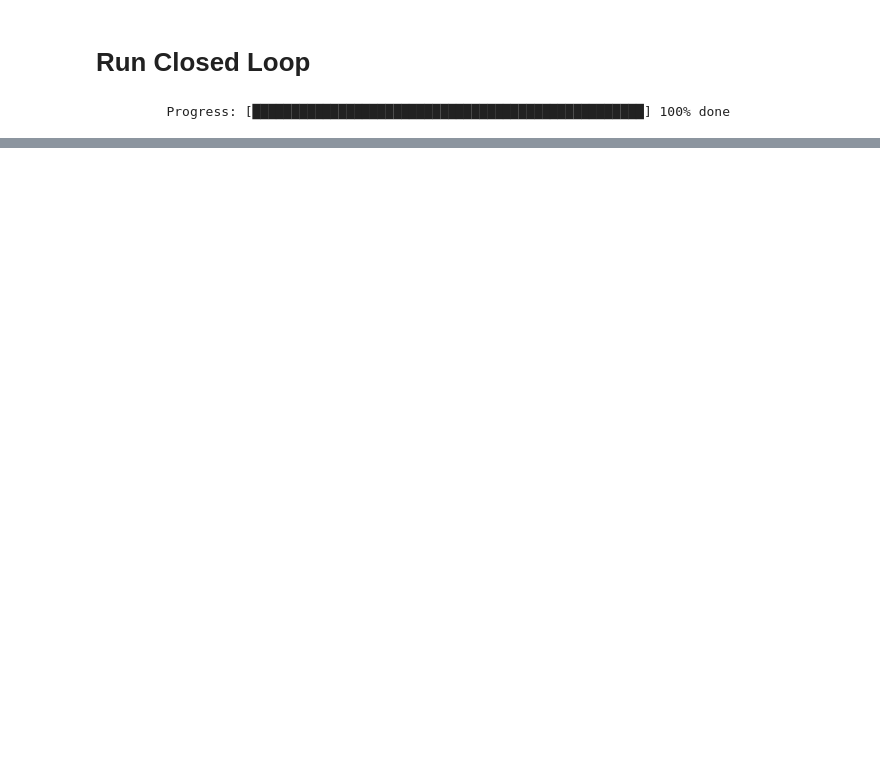
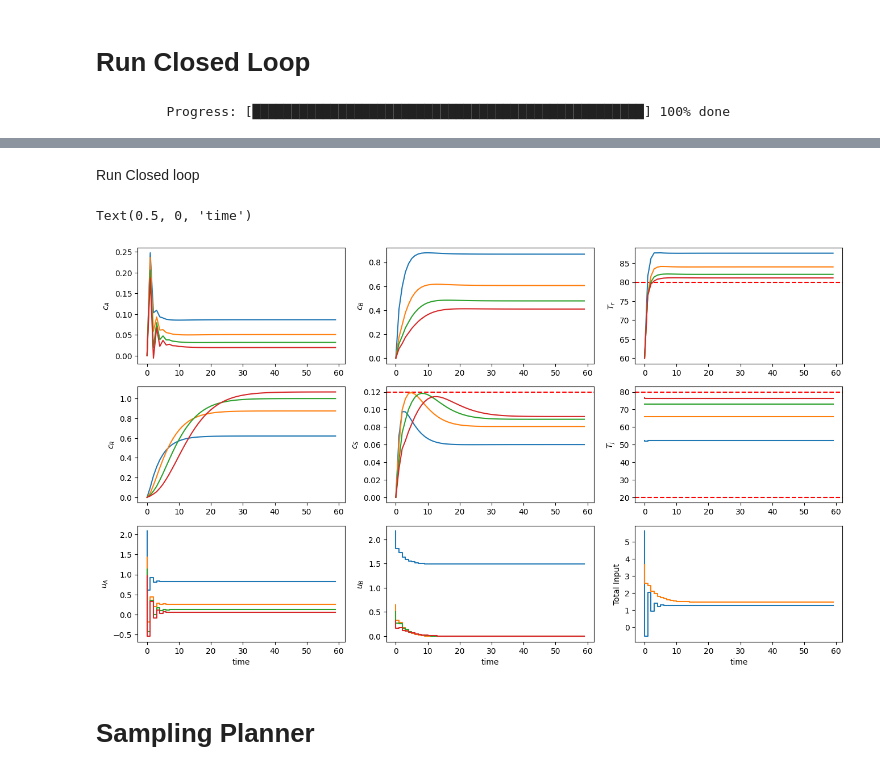
Before and after one commit to pas-tudo/2023_do_mpc_paper, a Jupyter notebook: 01_Example_Systems/CSTR-Cascade/CSTR-cascade_demo.ipynb, the cells around one changed output, grey strips where cells are left out. Cells and saved outputs as stored; diff of their text form; code cells hidden in the pictures; blank space fills up the shorter version.

```diff
--- a/01_Example_Systems/CSTR-Cascade/CSTR-cascade_demo.ipynb
+++ b/01_Example_Systems/CSTR-Cascade/CSTR-cascade_demo.ipynb
@@ -154,0 +377,58 @@ SX([(_x_35_0_4_cA_0-_x_35_0_5_cA_0), (_x_35_0_4_cA_1-_x_35_0_5_cA_1), (_x_35_0_4
+# %% [markdown]
+Run Closed loop
+# %%
+simulator.reset_history()
+x_0=0*np.ones((cstr.nx,1))
+x_0[-cstr.n_reac:]=cstr.Tr_in
+
+
+LQR.set_setpoint(xss=x_ss,uss=u_ss)
+simulator.x0 = x_0
+
+x0 = vertcat(simulator.x0)
+# %%
+N_iter = 60
+for k in range(N_iter):
+    #CSTRmodel.print_progress(k,N_iter)
+    u0 = LQR.make_step(x0)
+    x0 = simulator.make_step(u0)
+
+LQR_res = copy.copy(simulator.data)
+# %%
+# plot the states
+fig, ax = plt.subplots(3,3, sharex=False,sharey=False,figsize=(16,9))
+ax[1,1].axhline(y=0.12,linestyle='--',color='red')
+ax[0,2].axhline(y=80,linestyle='--',color='red')
+ax[1,2].axhline(y=80,linestyle='--',color='red')
+ax[1,2].axhline(y=20,linestyle='--',color='red')
+ax[0,0].plot(LQR_res['_time'],LQR_res['_x','cA'])
+ax[0,1].plot(LQR_res['_time'],LQR_res['_x','cB'])
+ax[1,0].plot(LQR_res['_time'],LQR_res['_x','cR'])
+ax[1,1].plot(LQR_res['_time'],LQR_res['_x','cS'])
+ax[0,2].plot(LQR_res['_time'],LQR_res['_x','Tr'])
+ax[1,2].step(LQR_res['_time'],LQR_res['_u','Tj'])
+ax[2,0].step(LQR_res['_time'],LQR_res['_u','uA'])
+ax[2,1].step(LQR_res['_time'],LQR_res['_u','uB'])
+ax[2,2].step(LQR_res['_time'],np.sum(LQR_res['_u','uA'],axis=1))
+ax[2,2].step(LQR_res['_time'],np.sum(LQR_res['_u','uB'],axis=1))
+
+
+# Set labels
+ax[0,0].set_ylabel('$c_A$')
+ax[0,1].set_ylabel('$c_B$')
+ax[1,0].set_ylabel('$c_R$')
+ax[1,1].set_ylabel('$c_S$')
+ax[2,0].set_ylabel('$u_A$')
+ax[2,1].set_ylabel('$u_B$')
+ax[0,2].set_ylabel('$T_r$')
+ax[1,2].set_ylabel('$T_j$')
+#ax[1,2].set_ylim([0,1])
+ax[2,2].set_ylabel('Total Input')
+ax[2,0].set_xlabel('time')
+ax[2,1].set_xlabel('time')
+ax[2,2].set_xlabel('time')
+# %% [output]
+Text(0.5, 0, 'time')
+[figure, added]
+# %% [markdown]
+# Sampling Planner
```
Also changed, not shown: parts of 39 cells of this notebook, 2 other files.
